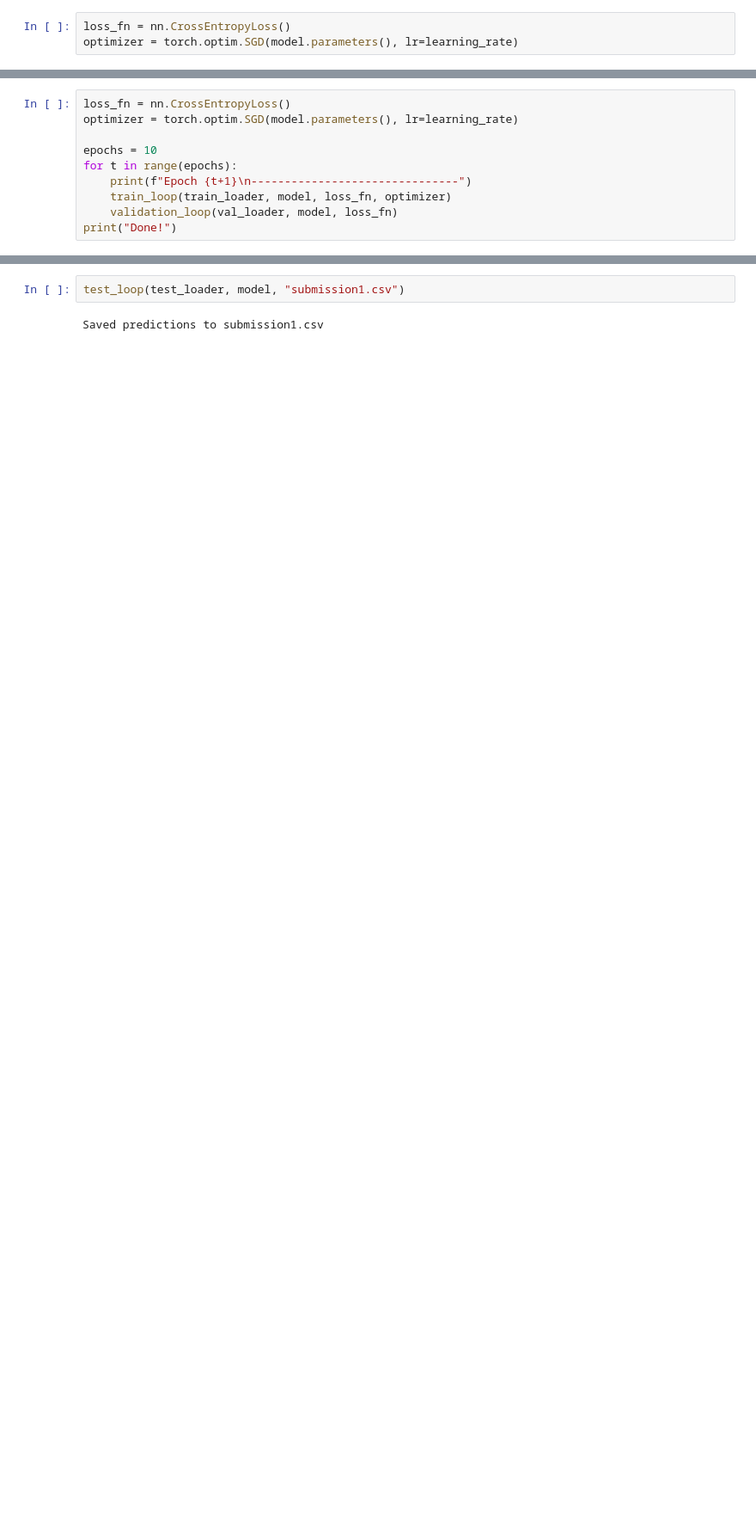
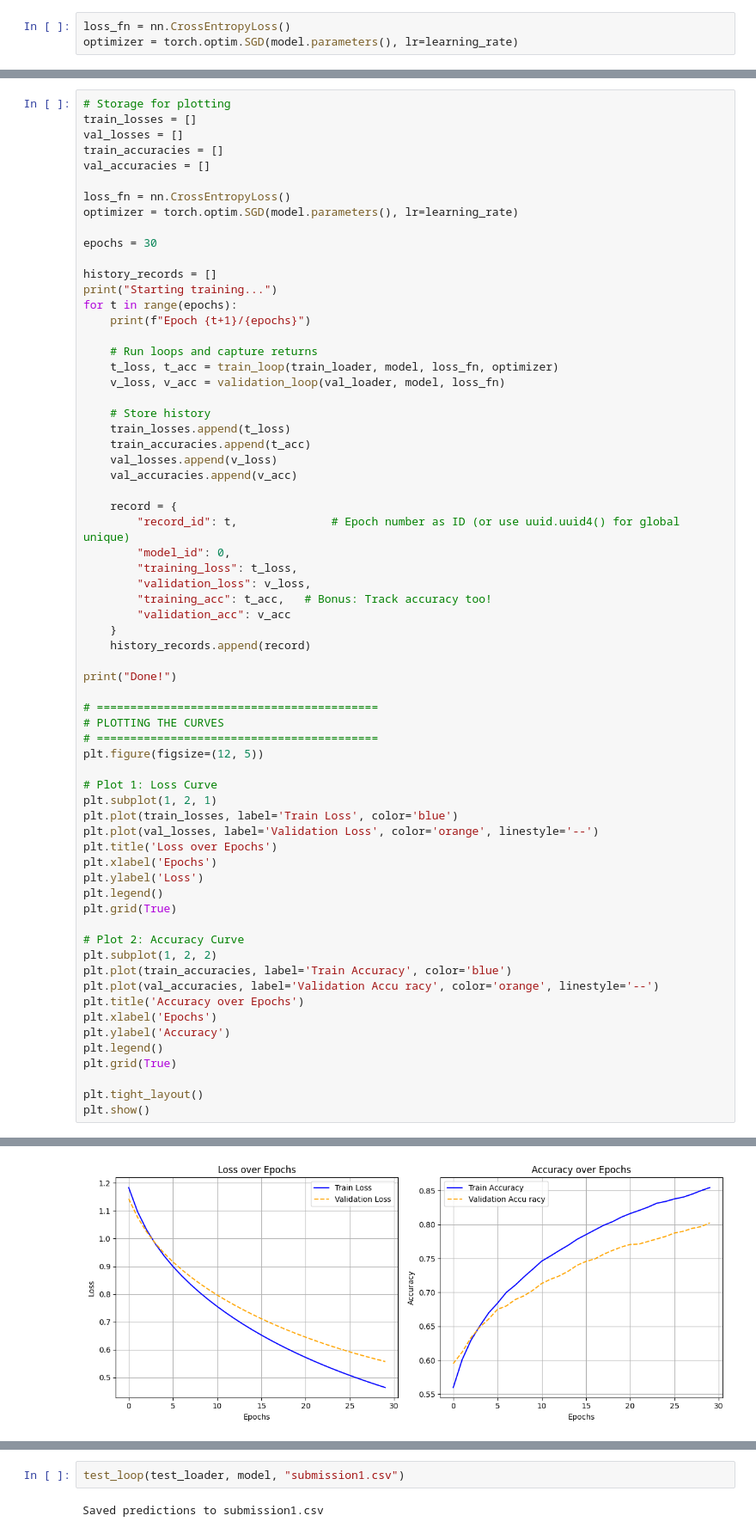
Before and after one commit to mishajirx/MysterySolver, a Jupyter notebook: basic_nn_solver copy.ipynb, the cells around one changed output, grey strips where cells are left out. Shown at 86% size. Drawn from its saved outputs; the diff is of its cells as text; blank space fills up the shorter version.

Commit message:
Uniformed the files. Added plotting performance

```diff
--- a/basic_nn_solver copy.ipynb
+++ b/basic_nn_solver copy.ipynb
@@ -146,13 +154,69 @@ def test_loop(dataloader, model, output_file):
     df.to_csv(output_file, index=False)
     print(f"Saved predictions to {output_file}")
 # %%
+# Storage for plotting
+train_losses = []
+val_losses = []
+train_accuracies = []
+val_accuracies = []
+
 loss_fn = nn.CrossEntropyLoss()
 optimizer = torch.optim.SGD(model.parameters(), lr=learning_rate)
 
-epochs = 10
+epochs = 30
+
+history_records = []
+print("Starting training...")
 for t in range(epochs):
-    print(f"Epoch {t+1}\n-------------------------------")
-    train_loop(train_loader, model, loss_fn, optimizer)
-    validation_loop(val_loader, model, loss_fn)
+    print(f"Epoch {t+1}/{epochs}")
+
+    # Run loops and capture returns
+    t_loss, t_acc = train_loop(train_loader, model, loss_fn, optimizer)
+    v_loss, v_acc = validation_loop(val_loader, model, loss_fn)
+
+    # Store history
+    train_losses.append(t_loss)
+    train_accuracies.append(t_acc)
+    val_losses.append(v_loss)
+    val_accuracies.append(v_acc)
+
+    record = {
+        "record_id": t,              # Epoch number as ID (or use uuid.uuid4() for global unique)
+        "model_id": 0,
+        "training_loss": t_loss,
+        "validation_loss": v_loss,
+        "training_acc": t_acc,   # Bonus: Track accuracy too!
+        "validation_acc": v_acc
+    }
+    history_records.append(record)
+
 print("Done!")
+
+# ==========================================
+# PLOTTING THE CURVES
+# ==========================================
+plt.figure(figsize=(12, 5))
+
+# Plot 1: Loss Curve
+plt.subplot(1, 2, 1)
+plt.plot(train_losses, label='Train Loss', color='blue')
+plt.plot(val_losses, label='Validation Loss', color='orange', linestyle='--')
+plt.title('Loss over Epochs')
+plt.xlabel('Epochs')
+plt.ylabel('Loss')
+plt.legend()
+plt.grid(True)
+
+# Plot 2: Accuracy Curve
+plt.subplot(1, 2, 2)
+plt.plot(train_accuracies, label='Train Accuracy', color='blue')
+plt.plot(val_accuracies, label='Validation Accu racy', color='orange', linestyle='--')
+plt.title('Accuracy over Epochs')
+plt.xlabel('Epochs')
+plt.ylabel('Accuracy')
+plt.legend()
+plt.grid(True)
+
+plt.tight_layout()
+plt.show()
 # %% [output]
@@ -175 +239,2 @@ Test Error:
 Done!
+[figure, added]
```
Also changed, not shown: parts of 6 cells of this notebook, 14 other files.
